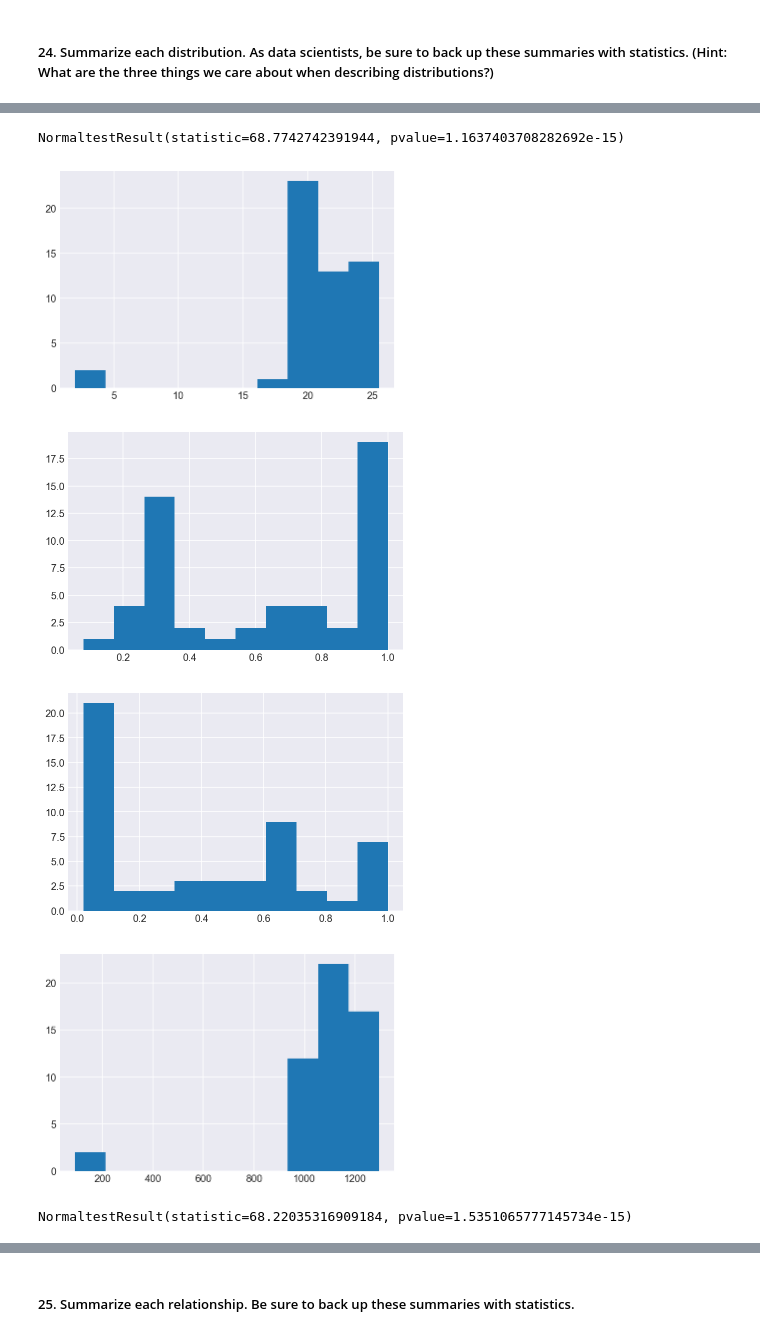
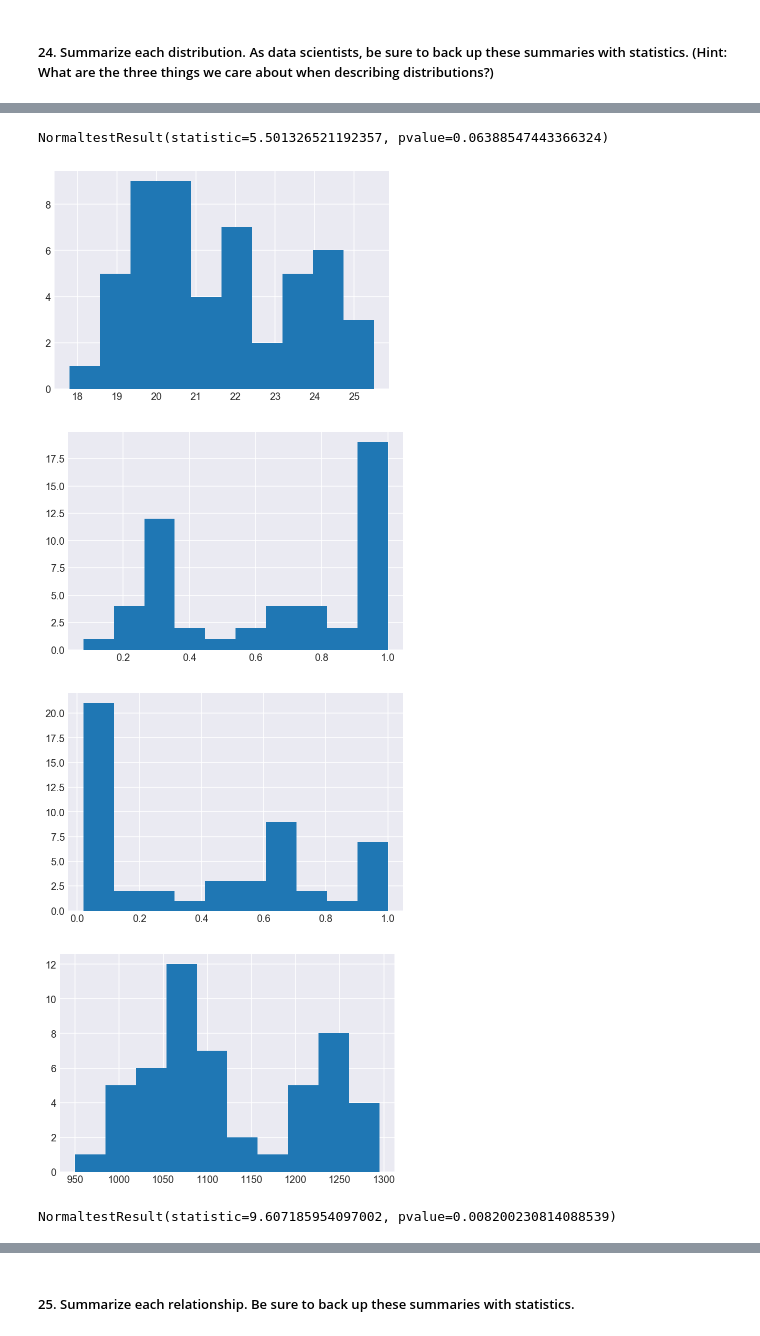
Before and after one commit to harryconnelly/SAT-vs-ACT, a Jupyter notebook: code/starter-code.ipynb, the cells around one changed output, grey strips where cells are left out. Drawn from its saved outputs; the diff is of its cells as text; code cells hidden in the pictures.

```diff
--- a/code/starter-code.ipynb
+++ b/code/starter-code.ipynb
@@ -747,25 +768,25 @@ plt.hist(df_merge_yuck['Science_ACT']);
 # %%
-stats.normaltest(df_merge_yuck['Science_ACT'])
+stats.normaltest(df_merge['Science_ACT'])
 # %% [output]
-NormaltestResult(statistic=68.7742742391944, pvalue=1.1637403708282692e-15)
+NormaltestResult(statistic=5.501326521192357, pvalue=0.06388547443366324)
 # %%
-plt.hist(df_merge_yuck['Composite_ACT']);
+plt.hist(df_merge['Composite_ACT']);
 # %% [output]
-[figure, old version]
+[figure, new version]
 # %%
-plt.hist(df_merge_yuck['Participation_ACT']);
+plt.hist(df_merge['Participation_ACT']);
 # %% [output]
-[figure, old version]
+[figure, new version]
 # %%
-plt.hist(df_merge_yuck['Participation_SAT']);
+plt.hist(df_merge['Participation_SAT']);
 # %% [output]
-[figure, old version]
+[figure, new version]
 # %%
-plt.hist(df_merge_yuck['Total_SAT']);
+plt.hist(df_merge['Total_SAT']);
 # %% [output]
-[figure, old version]
+[figure, new version]
 # %%
-stats.normaltest(df_merge_yuck['Total_SAT'])
+stats.normaltest(df_merge['Total_SAT'])
 # %% [output]
-NormaltestResult(statistic=68.22035316909184, pvalue=1.5351065777145734e-15)
+NormaltestResult(statistic=9.607185954097002, pvalue=0.008200230814088539)
 # %%
```
Also changed, not shown: parts of 48 cells of this notebook.
